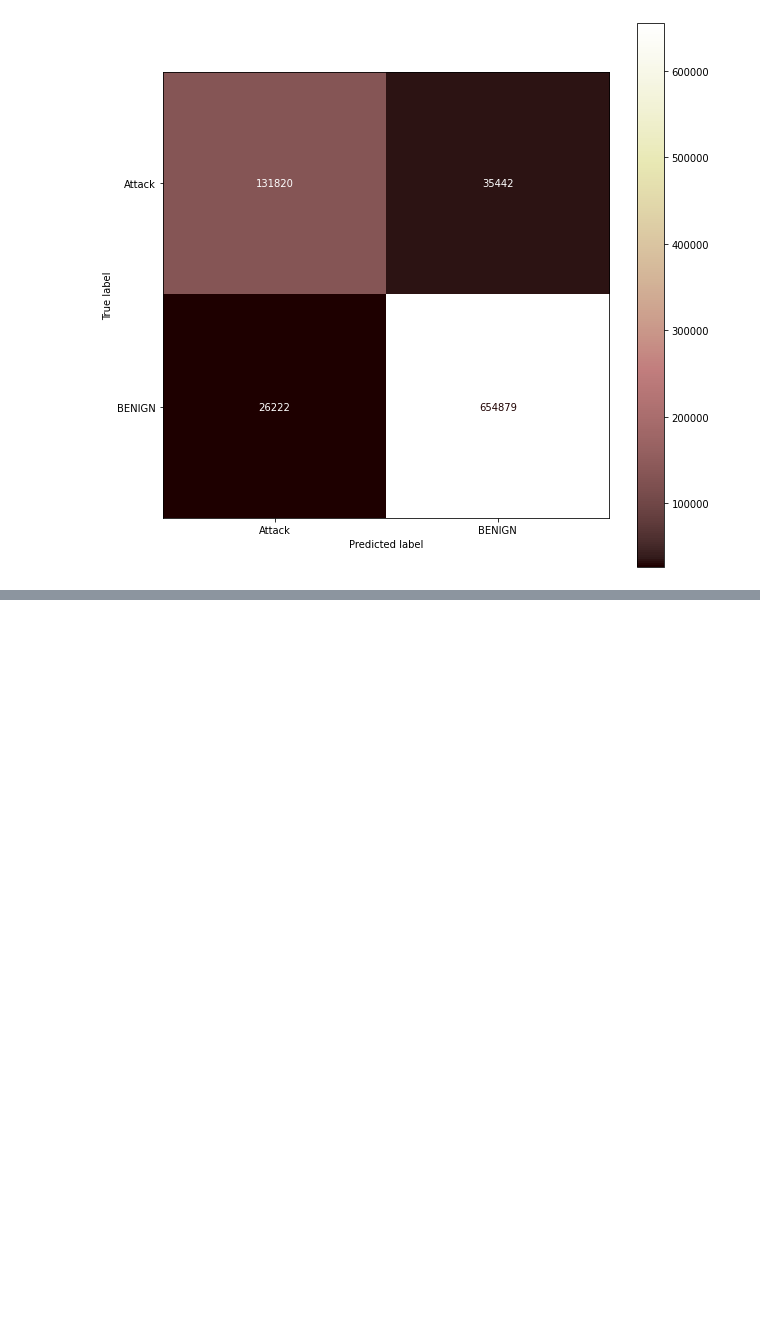
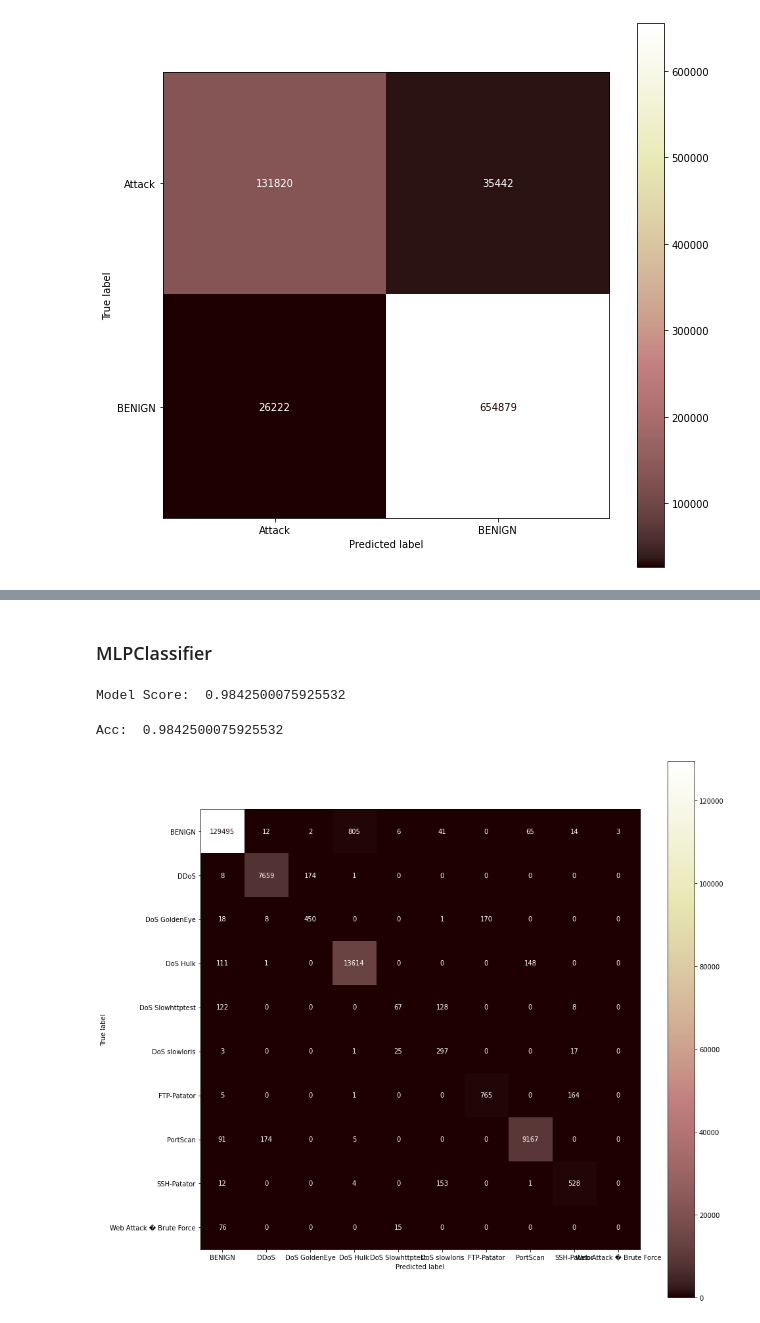
Before and after one commit to nat-20/TrabajoFinal, a Jupyter notebook: Analysis.ipynb, the cells around one changed output, grey strips where cells are left out. Cells and saved outputs as stored; diff of their text form; code cells hidden in the pictures; blank space fills up the shorter version.

```diff
--- a/Analysis.ipynb
+++ b/Analysis.ipynb
@@ -298,0 +342,2 @@ transformed shape: (565578, 20)
+# %%
+X_train, X_test, y_train, y_test = train_test_split(X_pca, y, test_size=0.3, random_state=42)
@@ -312,0 +365,21 @@ plt.show()
+# %% [markdown]
+### MLPClassifier
+# %%
+from sklearn.neural_network import MLPClassifier
+clf2 = MLPClassifier(random_state=1, max_iter=300).fit(X_train, y_train)
+y_pred = clf2.predict(X_test)
+# %%
+print('Model Score: ', clf2.score(X_test, y_test))
+# %% [output]
+Model Score:  0.9842500075925532
+# %%
+cm = confusion_matrix(y_test, y_pred)
+porcentajeAcierto = np.sum(np.diag(cm)) / len(y_test)
+print('Acc: ',porcentajeAcierto)
+cmp = ConfusionMatrixDisplay(cm,display_labels=np.unique(y))
+fig, ax = plt.subplots(figsize=(15,15))
+cmp.plot(ax=ax,cmap='pink')
+plt.show()
+# %% [output]
+Acc:  0.9842500075925532
+[figure, added]
```
Also changed, not shown: parts of 54 cells of this notebook.
